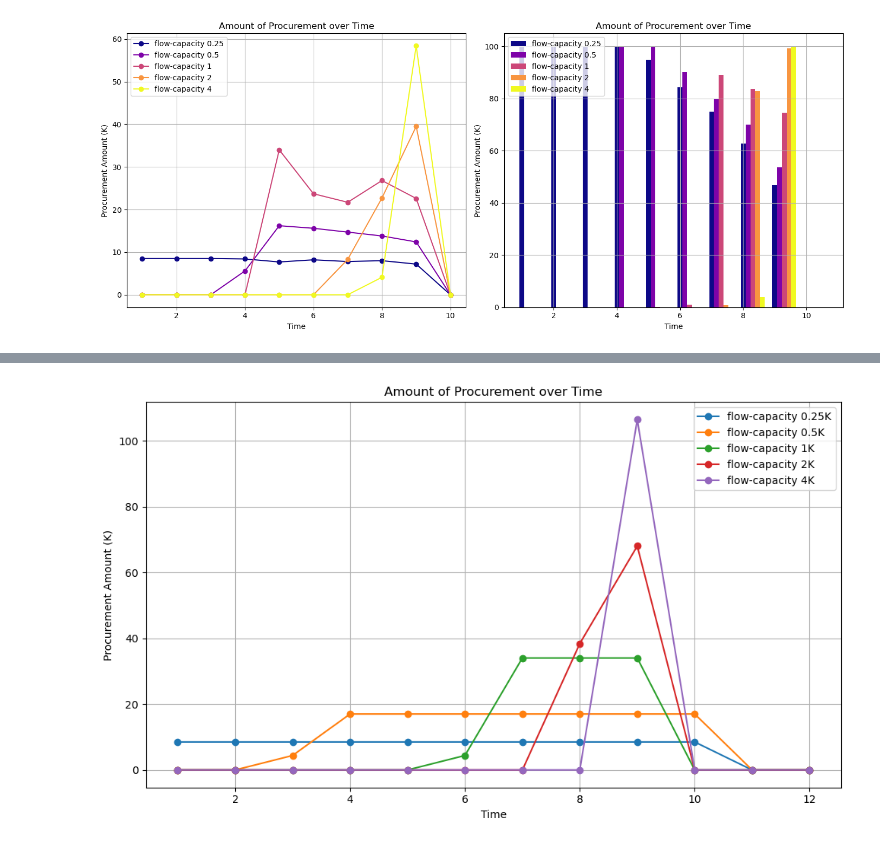
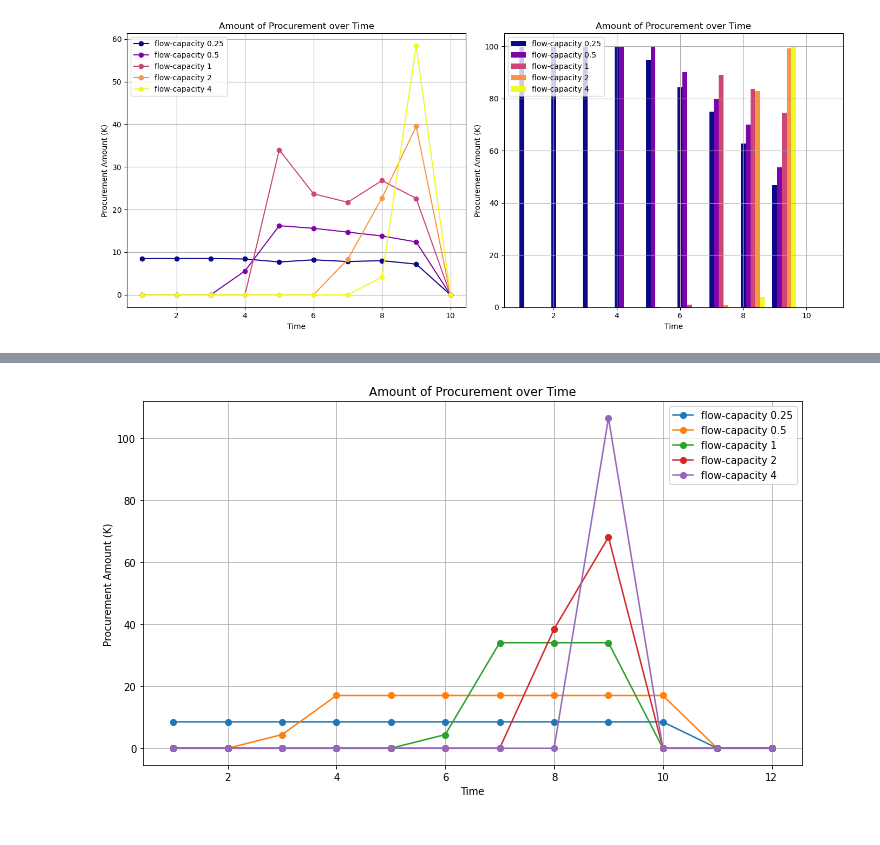
Before and after one commit to songmath-thunderain/msp_models_for_adaptive_disaster_relief_logistics_planning, a Jupyter notebook: Python/output/case-study/table-and-figure/Figure-case-SA-flowcapacity-KPI.ipynb, the cells around one changed output, grey strips where cells are left out. Cells and saved outputs as stored; diff of their text form; code cells hidden in the pictures.

```diff
--- a/Python/output/case-study/table-and-figure/Figure-case-SA-flowcapacity-KPI.ipynb
+++ b/Python/output/case-study/table-and-figure/Figure-case-SA-flowcapacity-KPI.ipynb
@@ -226,7 +226,7 @@ fval = {
 # Plot fval
 plt.figure(figsize=(10, 6))
 for fc in flow_capacity:
-    plt.plot(time, fval[fc], marker='o', label=f'flow-capacity {fc}K')
+    plt.plot(time, fval[fc], marker='o', label=f'flow-capacity {fc}')
 
 plt.xlabel('Time')
 plt.ylabel('Procurement Amount (K)')
@@ -241,28 +241,28 @@ plt.show()
 # %%
 # Data
 flow_capacity = [0.25, 0.5, 1, 2, 4]
 time = np.arange(1, 13)  # Time range adjusted to 12
 
 fval = {
     0.25: [8.5, 8.5, 8.5, 8.5, 8.5, 8.5, 8.5, 8.5, 8.5, 8.5, 0.0, 0.0],
     0.5: [0.0, 0.0, 4.4, 17.0, 17.0, 17.0, 17.0, 17.0, 17.0, 17.0, 0.0, 0.0],
     1: [0.0, 0.0, 0.0, 0.0, 0.0, 4.4, 34.0, 34.0, 34.0, 0.0, 0.0, 0.0],
     2: [0.0, 0.0, 0.0, 0.0, 0.0, 0.0, 0.0, 38.4, 68.0, 0.0, 0.0, 0.0],
     4: [0.0, 0.0, 0.0, 0.0, 0.0, 0.0, 0.0, 0.0, 106.4, 0.0, 0.0, 0.0]
 }
 
 # Plot fval
 plt.figure(figsize=(10, 6))
 for fc in flow_capacity:
-    plt.plot(time, fval[fc], marker='o', label=f'flow-capacity {fc}K')
+    plt.plot(time, fval[fc], marker='o', label=f'flow-capacity {fc}')
 
 plt.xlabel('Time')
 plt.ylabel('Procurement Amount (K)')
 plt.title('Amount of Procurement over Time')
 plt.legend()
 plt.grid(True)
 
 plt.tight_layout()
 plt.show()
 # %% [output]
-[figure, old version]
+[figure, new version]
```
Also changed, not shown: parts of 3 cells of this notebook, 10 other files.
